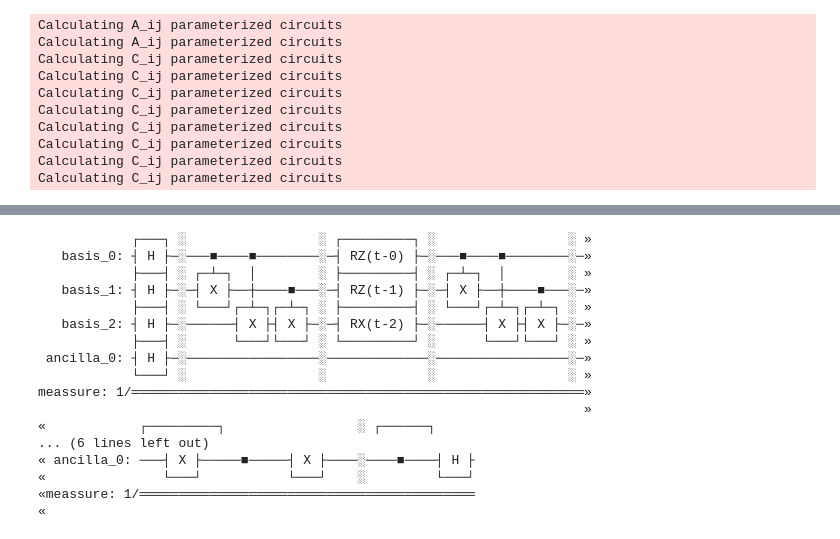
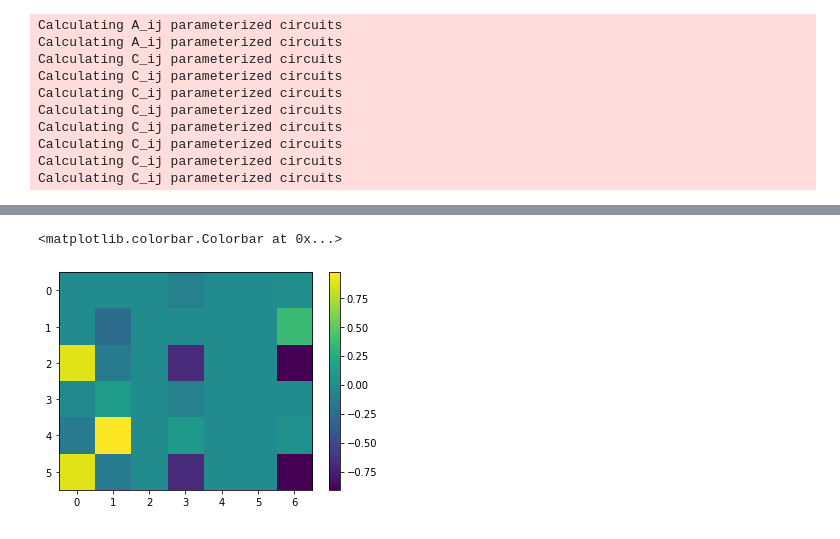
Before and after one commit to santoshkumarradha/stochastic-qc, a Jupyter notebook: Wick space evolution/implementation 2.ipynb, the cells around one changed output, grey strips where cells are left out. Cells and saved outputs as stored; diff of their text form; code cells hidden in the pictures.

```diff
--- a/Wick space evolution/implementation 2.ipynb
+++ b/Wick space evolution/implementation 2.ipynb
@@ -612,20 +592,13 @@ meassure: 1/══════════════════════
-# %%
-w.circuit_cik[4][1].draw()
-# %% [output]
-            ┌───┐ ░                 ░ ┌─────────┐ ░                 ░ »
-   basis_0: ┤ H ├─░───■────■────────░─┤ RZ(t-0) ├─░───■────■────────░─»
-            ├───┤ ░ ┌─┴─┐  │        ░ ├─────────┤ ░ ┌─┴─┐  │        ░ »
-   basis_1: ┤ H ├─░─┤ X ├──┼────■───░─┤ RZ(t-1) ├─░─┤ X ├──┼────■───░─»
-            ├───┤ ░ └───┘┌─┴─┐┌─┴─┐ ░ ├─────────┤ ░ └───┘┌─┴─┐┌─┴─┐ ░ »
-   basis_2: ┤ H ├─░──────┤ X ├┤ X ├─░─┤ RX(t-2) ├─░──────┤ X ├┤ X ├─░─»
-            ├───┤ ░      └───┘└───┘ ░ └─────────┘ ░      └───┘└───┘ ░ »
- ancilla_0: ┤ H ├─░─────────────────░─────────────░─────────────────░─»
-            └───┘ ░                 ░             ░                 ░ »
-meassure: 1/══════════════════════════════════════════════════════════»
-                                                                      »
-«            ┌─────────┐                 ░ ┌──────┐
-... (6 lines left out)
-« ancilla_0: ───┤ X ├─────■─────┤ X ├────░────■────┤ H ├
-«               └───┘           └───┘    ░         └───┘
-«meassure: 1/═══════════════════════════════════════════
-«
+# %%
+angles=np.random.uniform(0,np.pi,w.num_parameters)
+C=np.zeros((w.num_parameters,w.num_ham_terms))
+for i in range(w.num_parameters):
+    for j in range(w.num_ham_terms):
+        state,p=w.get_final_state_ik(angles,[i,j])
+        C[i,j]=2*p['0']-1
+# %%
+plt.imshow(C)
+plt.colorbar()
+# %% [output]
+<matplotlib.colorbar.Colorbar at 0x...>
+[figure, added]
```
Also changed, not shown: parts of 2 cells of this notebook, 2 other files.
